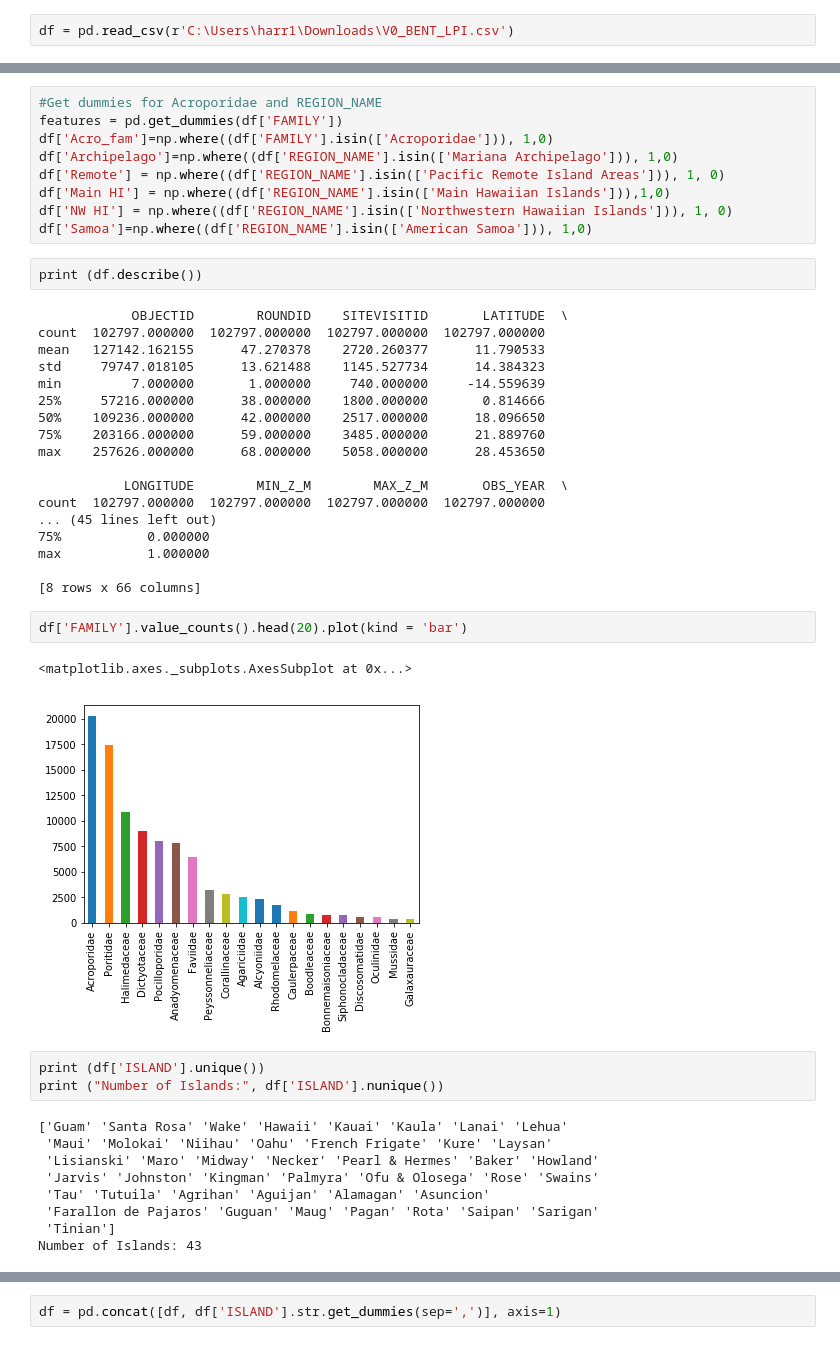
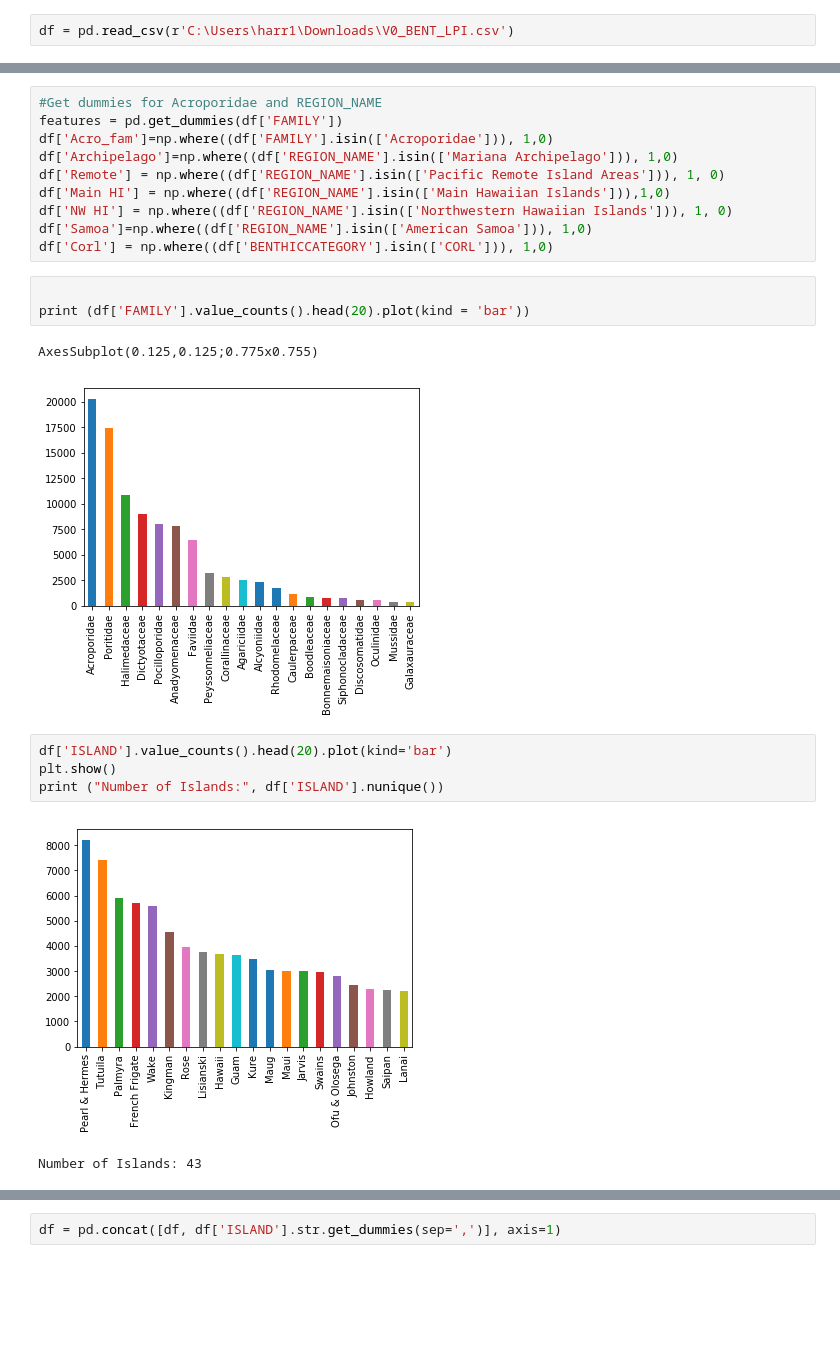
Before and after one commit to tiagofassoni/Supervised-Learning-Capstone, a Jupyter notebook: Coral Data.ipynb, the cells around one changed output, grey strips where cells are left out. Cells and saved outputs as stored; diff of their text form; blank space fills up the shorter version.

```diff
--- a/Coral Data.ipynb
+++ b/Coral Data.ipynb
@@ -109,40 +66,17 @@ df['Remote'] = np.where((df['REGION_NAME'].isin(['Pacific Remote Island Areas'])
 df['Main HI'] = np.where((df['REGION_NAME'].isin(['Main Hawaiian Islands'])),1,0)
 df['NW HI'] = np.where((df['REGION_NAME'].isin(['Northwestern Hawaiian Islands'])), 1, 0)
 df['Samoa']=np.where((df['REGION_NAME'].isin(['American Samoa'])), 1,0)
+df['Corl'] = np.where((df['BENTHICCATEGORY'].isin(['CORL'])), 1,0)
-# %%
-print (df.describe())
-# %% [output]
-            OBJECTID        ROUNDID    SITEVISITID       LATITUDE  \
-count  102797.000000  102797.000000  102797.000000  102797.000000
-mean   127142.162155      47.270378    2720.260377      11.790533
-std     79747.018105      13.621488    1145.527734      14.384323
-min         7.000000       1.000000     740.000000     -14.559639
-25%     57216.000000      38.000000    1800.000000       0.814666
-50%    109236.000000      42.000000    2517.000000      18.096650
-75%    203166.000000      59.000000    3485.000000      21.889760
-max    257626.000000      68.000000    5058.000000      28.453650
-
-           LONGITUDE        MIN_Z_M        MAX_Z_M       OBS_YEAR  \
-count  102797.000000  102797.000000  102797.000000  102797.000000
-... (45 lines left out)
-75%           0.000000
-max           1.000000
-
-[8 rows x 66 columns]
 # %%
-df['FAMILY'].value_counts().head(20).plot(kind = 'bar')
+
+print (df['FAMILY'].value_counts().head(20).plot(kind = 'bar'))
 # %% [output]
-<matplotlib.axes._subplots.AxesSubplot at 0x...>
+AxesSubplot(0.125,0.125;0.775x0.755)
 [figure]
 # %%
-print (df['ISLAND'].unique())
+df['ISLAND'].value_counts().head(20).plot(kind='bar')
+plt.show()
 print ("Number of Islands:", df['ISLAND'].nunique())
 # %% [output]
+[figure, added]
-['Guam' 'Santa Rosa' 'Wake' 'Hawaii' 'Kauai' 'Kaula' 'Lanai' 'Lehua'
- 'Maui' 'Molokai' 'Niihau' 'Oahu' 'French Frigate' 'Kure' 'Laysan'
- 'Lisianski' 'Maro' 'Midway' 'Necker' 'Pearl & Hermes' 'Baker' 'Howland'
- 'Jarvis' 'Johnston' 'Kingman' 'Palmyra' 'Ofu & Olosega' 'Rose' 'Swains'
- 'Tau' 'Tutuila' 'Agrihan' 'Aguijan' 'Alamagan' 'Asuncion'
- 'Farallon de Pajaros' 'Guguan' 'Maug' 'Pagan' 'Rota' 'Saipan' 'Sarigan'
- 'Tinian']
 Number of Islands: 43
```
Also changed, not shown: parts of 51 cells of this notebook.
